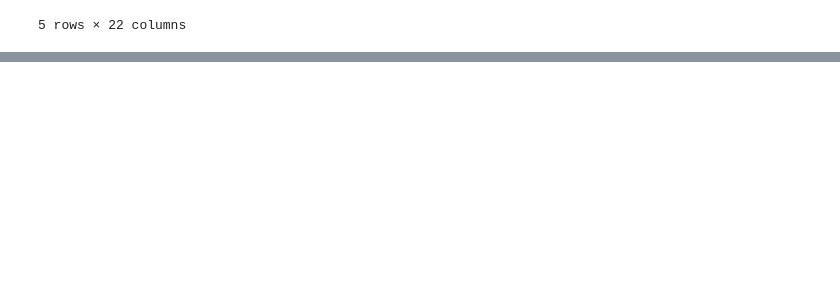
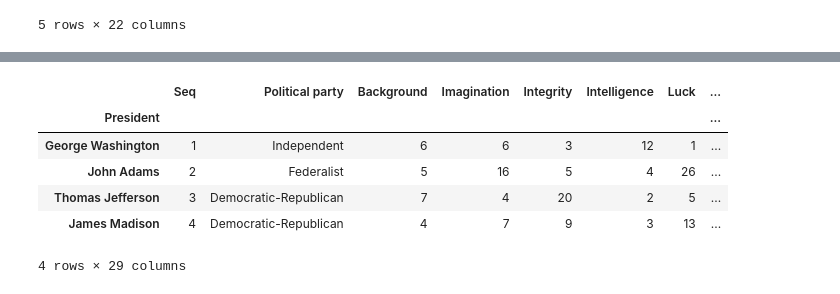
Before and after one commit to jporman/general, a Jupyter notebook: effective_pandas.ipynb, the cells around one changed output, grey strips where cells are left out. Drawn from its saved outputs; the diff is of its cells as text; code cells hidden in the pictures; blank space fills up the shorter version.

```diff
--- a/effective_pandas.ipynb
+++ b/effective_pandas.ipynb
@@ -1202,0 +1237,11 @@ jb2.assign(duplicated = jb2.duplicated(keep=False),
+# %%
+# 1. Sort the Index
+pres.set_index('President')['George Washington':'James Madison']
+# %% [output]
+|  | Seq | Political party | Background | Imagination | Integrity | Intelligence | Luck | ... |
+| President |  |  |  |  |  |  |  | ... |
+| George Washington | 1 | Independent | 6 | 6 | 3 | 12 | 1 | ... |
+| John Adams | 2 | Federalist | 5 | 16 | 5 | 4 | 26 | ... |
+| Thomas Jefferson | 3 | Democratic-Republican | 7 | 4 | 20 | 2 | 5 | ... |
+| James Madison | 4 | Democratic-Republican | 4 | 7 | 9 | 3 | 13 | ... |
+4 rows × 29 columns
```
Also changed, not shown: parts of 13 cells of this notebook.
